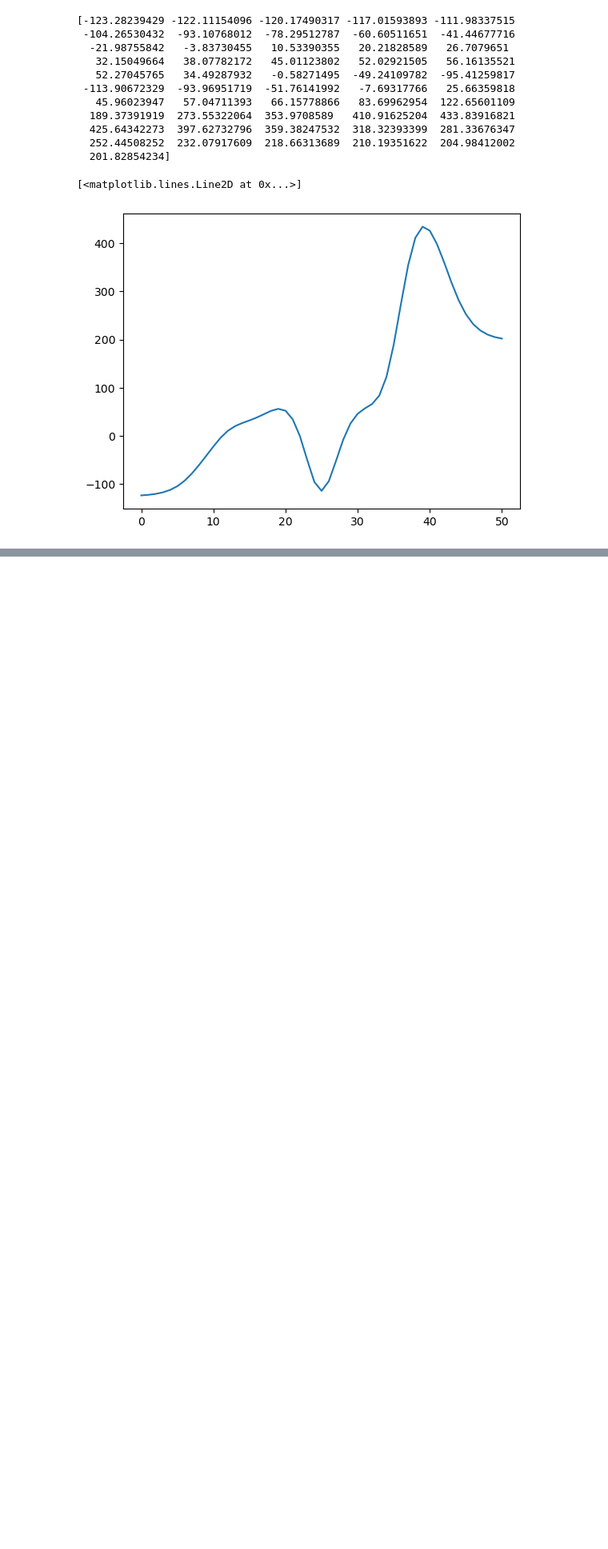
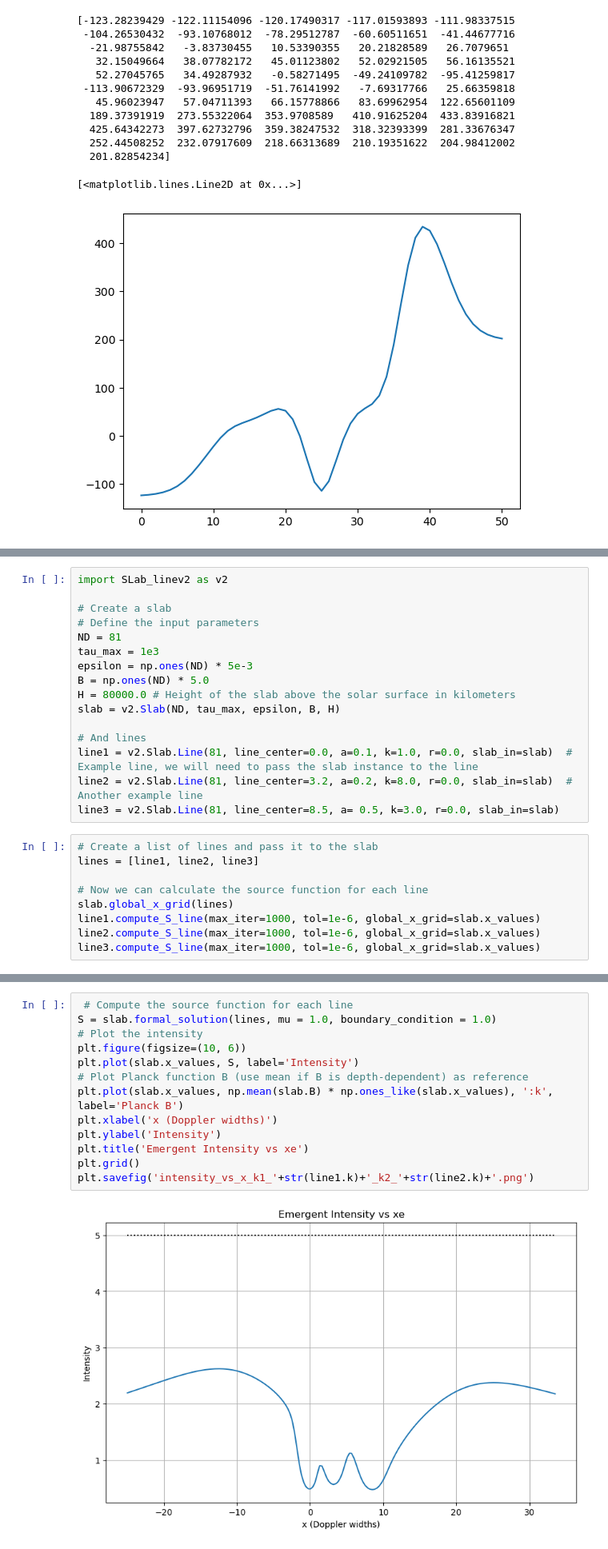
Before and after one commit to ivanzmilic/2lvl_nlte, a Jupyter notebook: slab_experiments/Two_comp.ipynb, the cells around one changed output, grey strips where cells are left out. Shown at 80% size. Cells and saved outputs as stored; diff of their text form; blank space fills up the shorter version.

```diff
--- a/slab_experiments/Two_comp.ipynb
+++ b/slab_experiments/Two_comp.ipynb
@@ -184,0 +370,25 @@ plt.plot(S_composite)
+# %%
+import SLab_linev2 as v2
+
+# Create a slab
+# Define the input parameters
+ND = 81
+tau_max = 1e3
+epsilon = np.ones(ND) * 5e-3
+B = np.ones(ND) * 5.0
+H = 80000.0 # Height of the slab above the solar surface in kilometers
+slab = v2.Slab(ND, tau_max, epsilon, B, H)
+
+# And lines
+line1 = v2.Slab.Line(81, line_center=0.0, a=0.1, k=1.0, r=0.0, slab_in=slab)  # Example line, we will need to pass the slab instance to the line
+line2 = v2.Slab.Line(81, line_center=3.2, a=0.2, k=8.0, r=0.0, slab_in=slab)  # Another example line
+line3 = v2.Slab.Line(81, line_center=8.5, a= 0.5, k=3.0, r=0.0, slab_in=slab)
+# %%
+# Create a list of lines and pass it to the slab
+lines = [line1, line2, line3]
+
+# Now we can calculate the source function for each line
+slab.global_x_grid(lines)
+line1.compute_S_line(max_iter=1000, tol=1e-6, global_x_grid=slab.x_values)
+line2.compute_S_line(max_iter=1000, tol=1e-6, global_x_grid=slab.x_values)
+line3.compute_S_line(max_iter=1000, tol=1e-6, global_x_grid=slab.x_values)
@@ -184,0 +399,15 @@ plt.plot(S_composite)
+# %%
+ # Compute the source function for each line
+S = slab.formal_solution(lines, mu = 1.0, boundary_condition = 1.0)
+# Plot the intensity
+plt.figure(figsize=(10, 6))
+plt.plot(slab.x_values, S, label='Intensity')
+# Plot Planck function B (use mean if B is depth-dependent) as reference
+plt.plot(slab.x_values, np.mean(slab.B) * np.ones_like(slab.x_values), ':k', label='Planck B')
+plt.xlabel('x (Doppler widths)')
+plt.ylabel('Intensity')
+plt.title('Emergent Intensity vs xe')
+plt.grid()
+plt.savefig('intensity_vs_x_k1_'+str(line1.k)+'_k2_'+str(line2.k)+'.png')
+# %% [output]
+[figure, added]
```
Also changed, not shown: parts of 9 cells of this notebook.
